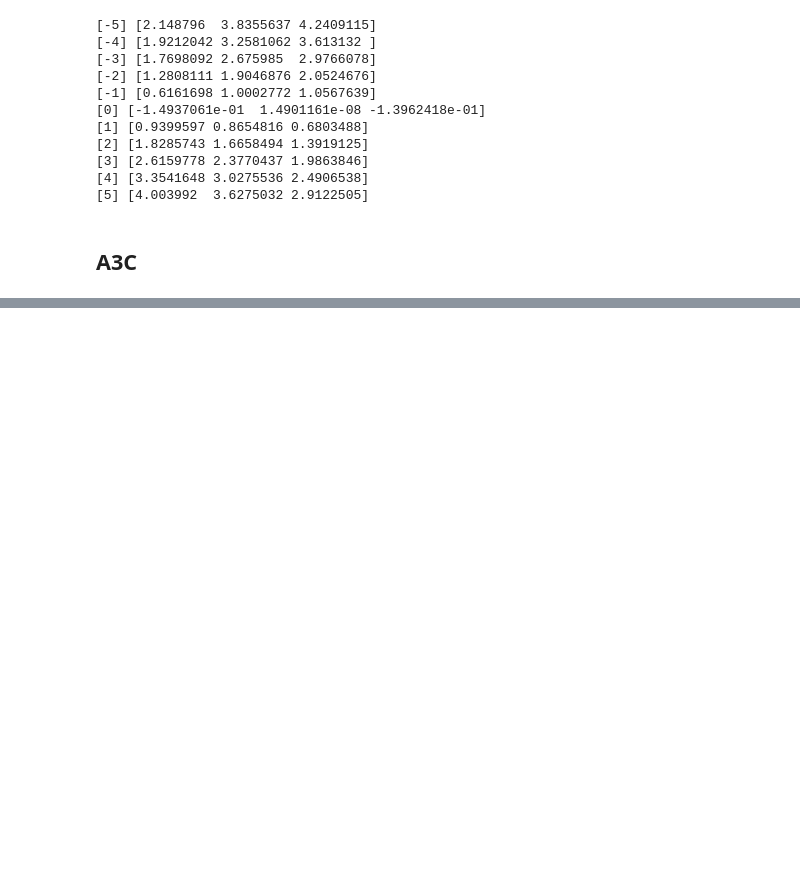
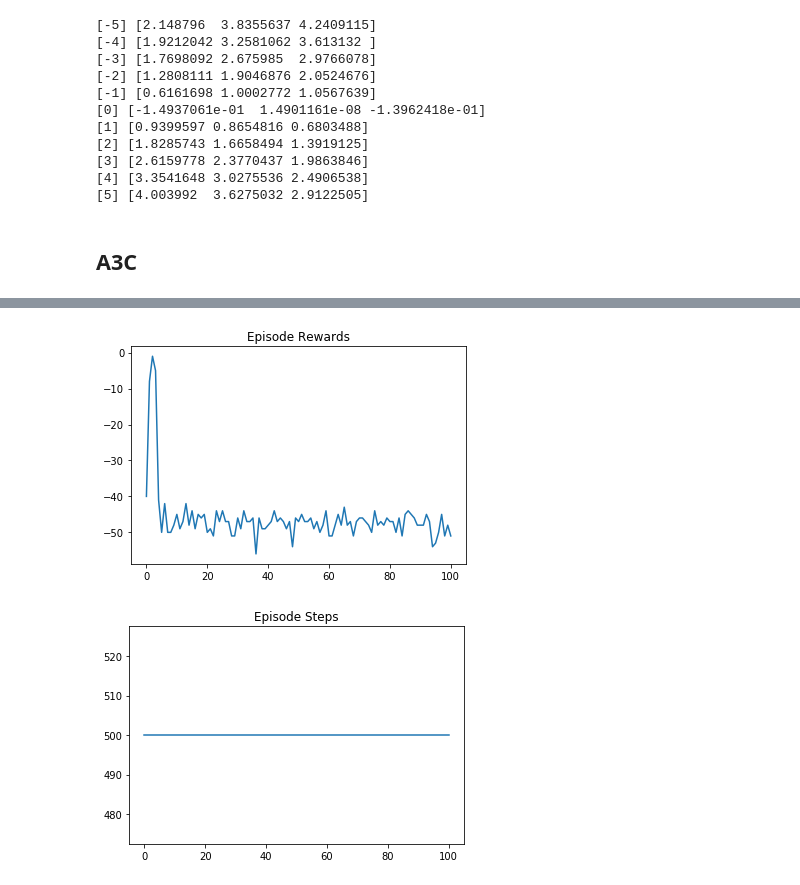
Before and after one commit to ChihChiu29/deep_learning, a Jupyter notebook: notebooks/new_learning/circular_world_dqn.ipynb, the cells around one changed output, grey strips where cells are left out. Drawn from its saved outputs; the diff is of its cells as text; code cells hidden in the pictures; blank space fills up the shorter version.

```diff
--- a/notebooks/new_learning/circular_world_dqn.ipynb
+++ b/notebooks/new_learning/circular_world_dqn.ipynb
@@ -98,0 +115,5 @@ TypeError: Run() got an unexpected keyword argument 'brain'
+# %%
+logging.ENV.debug_verbosity = 2
+policy = policy_impl.GreedyPolicy()
+runner.Run(env=env, brain=brain, policy=policy, num_of_episodes=1)
+# %% [output]
@@ -98,0 +121,2 @@ TypeError: Run() got an unexpected keyword argument 'brain'
+[figure, added]
+[figure, added]
```
Also changed, not shown: parts of 4 cells of this notebook, 3 other files.
